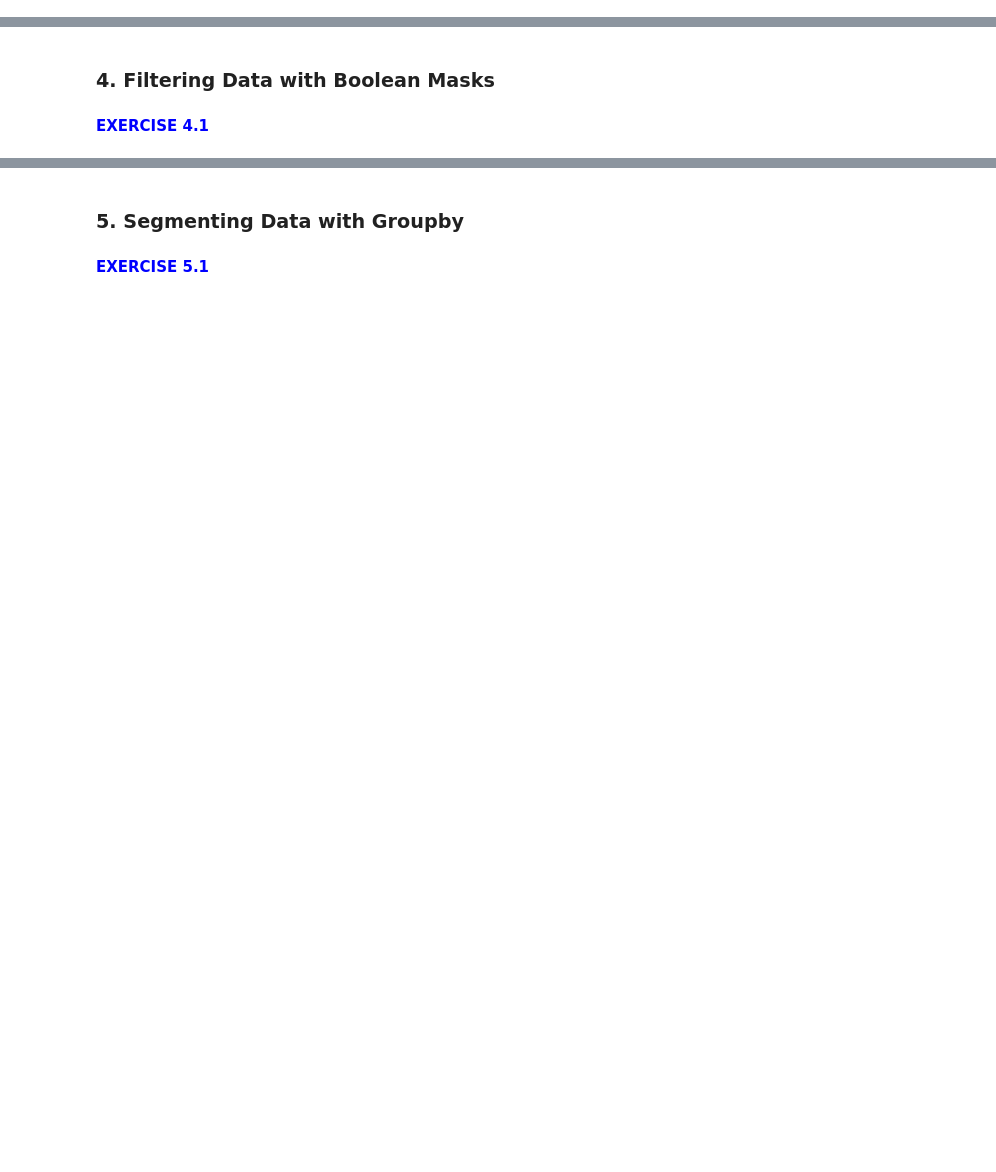
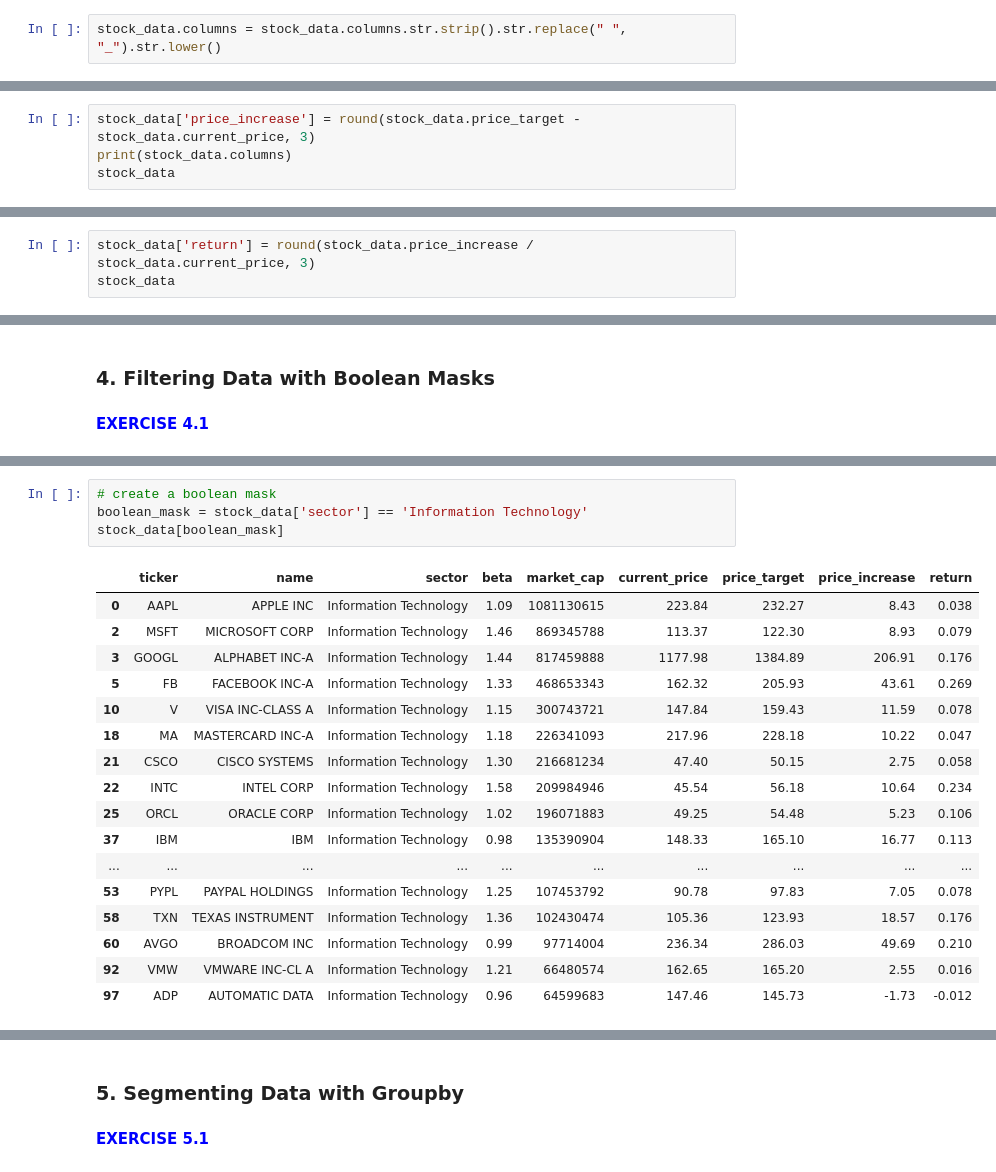
Before and after one commit to Brice-Dev-Lab/PyFi_Coursework, a Jupyter notebook: python_fundamentals/pyfi_python_fundamental/module_05/PF 05. Jupyter Notebook.ipynb, the cells around one changed output, grey strips where cells are left out. Cells and saved outputs as stored; diff of their text form; blank space fills up the shorter version.

```diff
--- a/python_fundamentals/pyfi_python_fundamental/module_05/PF 05. Jupyter Notebook.ipynb
+++ b/python_fundamentals/pyfi_python_fundamental/module_05/PF 05. Jupyter Notebook.ipynb
@@ -104,0 +122,2 @@ max      1.840000  1.081131e+09  324999.000000  357125.000000
+# %%
+stock_data.columns = stock_data.columns.str.strip().str.replace(" ", "_").str.lower()
@@ -106,0 +158,4 @@ max      1.840000  1.081131e+09  324999.000000  357125.000000
+# %%
+stock_data['price_increase'] = round(stock_data.price_target - stock_data.current_price, 3)
+print(stock_data.columns)
+stock_data
@@ -106,0 +184,3 @@ max      1.840000  1.081131e+09  324999.000000  357125.000000
+# %%
+stock_data['return'] = round(stock_data.price_increase / stock_data.current_price, 3)
+stock_data
@@ -110,0 +232,22 @@ max      1.840000  1.081131e+09  324999.000000  357125.000000
+# %%
+# create a boolean mask
+boolean_mask = stock_data['sector'] == 'Information Technology'
+stock_data[boolean_mask]
+# %% [output]
+|  | ticker | name | sector | beta | market_cap | current_price | price_target | price_increase | return |
+| 0 | AAPL | APPLE INC | Information Technology | 1.09 | 1081130615 | 223.84 | 232.27 | 8.43 | 0.038 |
+| 2 | MSFT | MICROSOFT CORP | Information Technology | 1.46 | 869345788 | 113.37 | 122.30 | 8.93 | 0.079 |
+| 3 | GOOGL | ALPHABET INC-A | Information Technology | 1.44 | 817459888 | 1177.98 | 1384.89 | 206.91 | 0.176 |
+| 5 | FB | FACEBOOK INC-A | Information Technology | 1.33 | 468653343 | 162.32 | 205.93 | 43.61 | 0.269 |
+| 10 | V | VISA INC-CLASS A | Information Technology | 1.15 | 300743721 | 147.84 | 159.43 | 11.59 | 0.078 |
+| 18 | MA | MASTERCARD INC-A | Information Technology | 1.18 | 226341093 | 217.96 | 228.18 | 10.22 | 0.047 |
+| 21 | CSCO | CISCO SYSTEMS | Information Technology | 1.30 | 216681234 | 47.40 | 50.15 | 2.75 | 0.058 |
+| 22 | INTC | INTEL CORP | Information Technology | 1.58 | 209984946 | 45.54 | 56.18 | 10.64 | 0.234 |
+| 25 | ORCL | ORACLE CORP | Information Technology | 1.02 | 196071883 | 49.25 | 54.48 | 5.23 | 0.106 |
+| 37 | IBM | IBM | Information Technology | 0.98 | 135390904 | 148.33 | 165.10 | 16.77 | 0.113 |
+| ... | ... | ... | ... | ... | ... | ... | ... | ... | ... |
+| 53 | PYPL | PAYPAL HOLDINGS | Information Technology | 1.25 | 107453792 | 90.78 | 97.83 | 7.05 | 0.078 |
+| 58 | TXN | TEXAS INSTRUMENT | Information Technology | 1.36 | 102430474 | 105.36 | 123.93 | 18.57 | 0.176 |
+| 60 | AVGO | BROADCOM INC | Information Technology | 0.99 | 97714004 | 236.34 | 286.03 | 49.69 | 0.210 |
+| 92 | VMW | VMWARE INC-CL A | Information Technology | 1.21 | 66480574 | 162.65 | 165.20 | 2.55 | 0.016 |
+| 97 | ADP | AUTOMATIC DATA | Information Technology | 0.96 | 64599683 | 147.46 | 145.73 | -1.73 | -0.012 |
```
Also changed, not shown: parts of 13 cells of this notebook, 2 other files.
